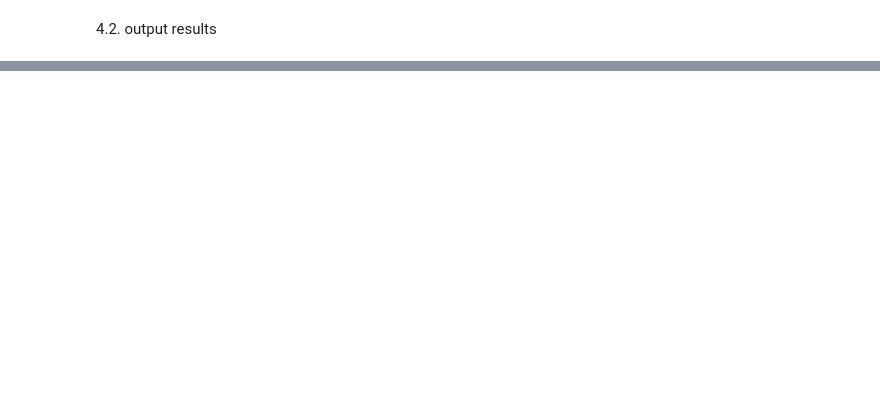
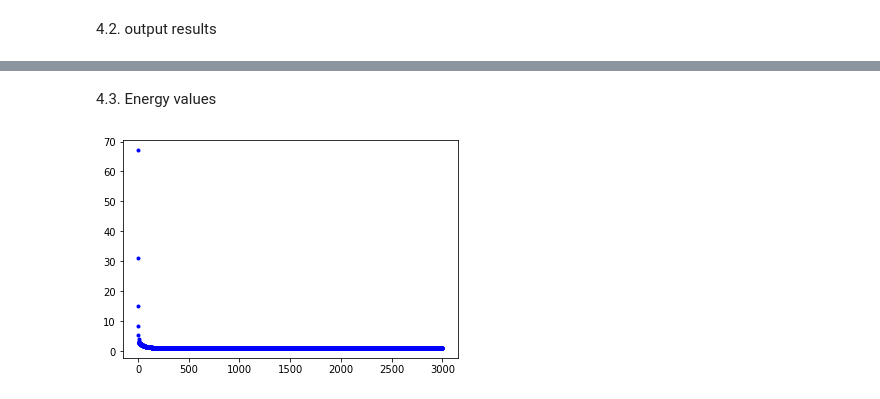
Before and after one commit to suulee/Machine-learning, a Jupyter notebook: assignment02.ipynb, the cells around one changed output, grey strips where cells are left out. Cells and saved outputs as stored; diff of their text form; code cells hidden in the pictures; blank space fills up the shorter version.

Commit message:
plotting the energy value

```diff
--- a/assignment02.ipynb
+++ b/assignment02.ipynb
@@ -79,0 +81,10 @@ plt.plot(xData,yData,'k.',xData,Y_plot,'r.')
+# %% [markdown]
+4.3. Energy values
+# %%
+sess.run(tf.global_variables_initializer())
+
+for step in range(3001):
+    sess.run(train,feed_dict={X:xData, Y:yData})
+    plt.plot(step,sess.run(cost,feed_dict={X:xData, Y:yData}),'b.')
+# %% [output]
+[figure, added]
```
Also changed, not shown: parts of 2 cells of this notebook.
